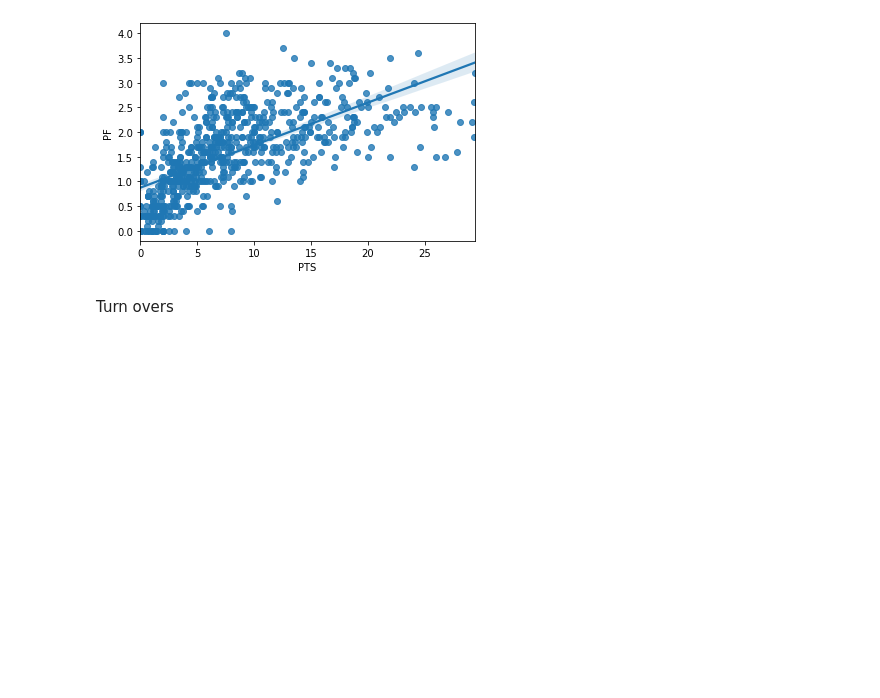
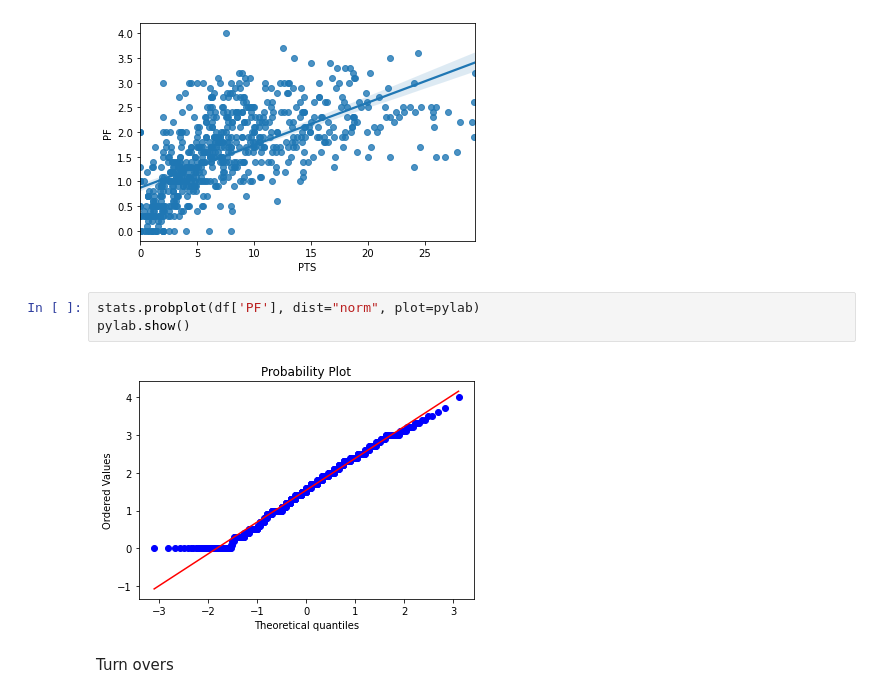
Before and after one commit to MennoCoehoorn/OZNAL, a Jupyter notebook: NBA.ipynb, the cells around one changed output. Drawn from its saved outputs; the diff is of its cells as text; blank space fills up the shorter version.

```diff
--- a/NBA.ipynb
+++ b/NBA.ipynb
@@ -534,6 +615,11 @@ print("Pearson correlation: %.3f" % df['PTS'].corr(df['PF']))
 # %% [output]
 Pearson correlation: 0.639
 [figure]
+# %%
+stats.probplot(df['PF'], dist="norm", plot=pylab)
+pylab.show()
+# %% [output]
+[figure, added]
 # %% [markdown]
 Turn overs
 # %%
```
Also changed, not shown: parts of 21 cells of this notebook.
